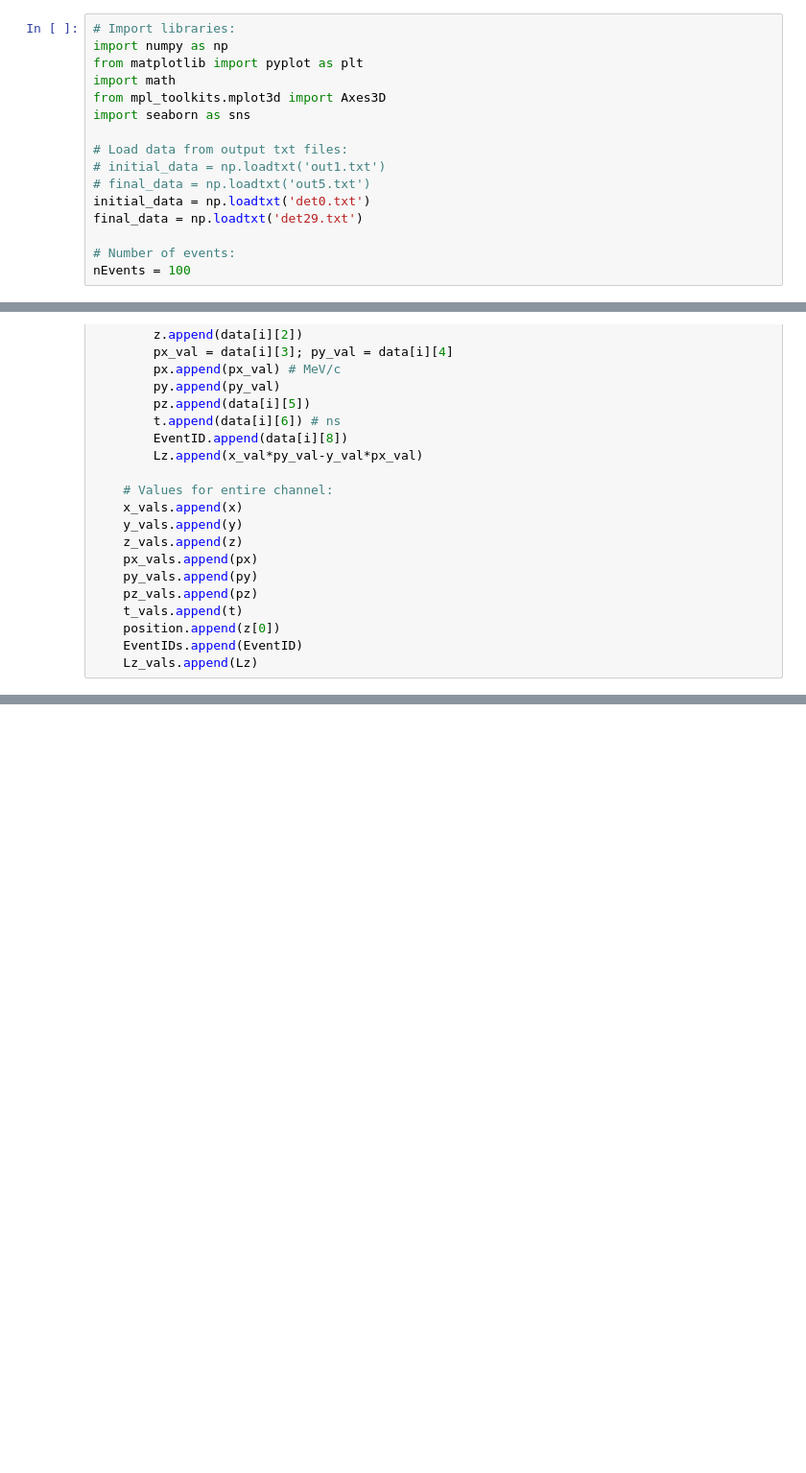
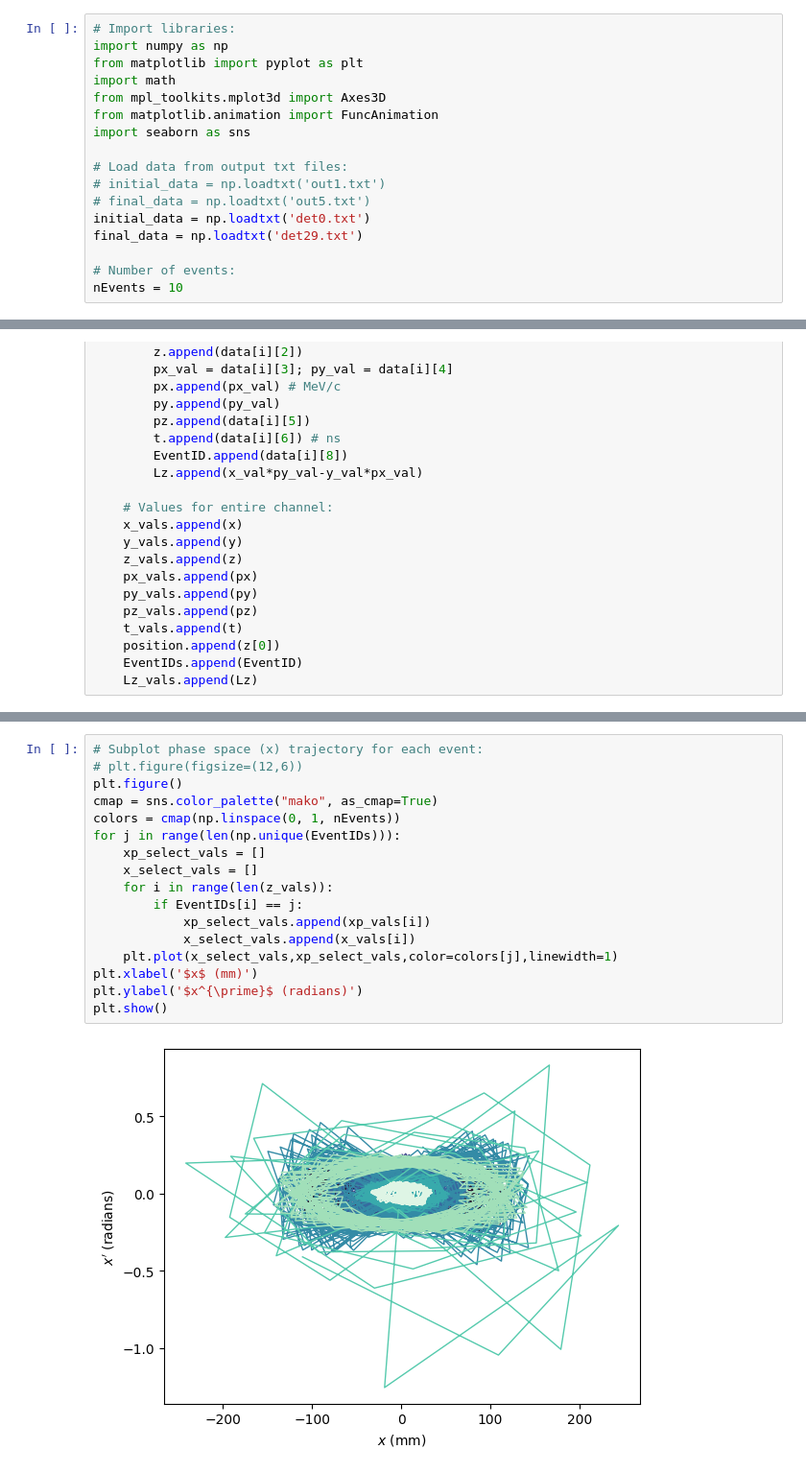
Before and after one commit to criggall/muon-cooling, a Jupyter notebook: Simplified-HFOFO/plotter.ipynb, the cells around one changed output, grey strips where cells are left out. Shown at 96% size. Drawn from its saved outputs; the diff is of its cells as text; blank space fills up the shorter version.

```diff
--- a/Simplified-HFOFO/plotter.ipynb
+++ b/Simplified-HFOFO/plotter.ipynb
@@ -4,6 +4,7 @@ import numpy as np
 from matplotlib import pyplot as plt
 import math
 from mpl_toolkits.mplot3d import Axes3D
+from matplotlib.animation import FuncAnimation
 import seaborn as sns
 
 # Load data from output txt files:
@@ -13,7 +14,7 @@ initial_data = np.loadtxt('det0.txt')
 final_data = np.loadtxt('det29.txt')
 
 # Number of events:
-nEvents = 100
+nEvents = 10
 # %%
 # Values for inital detector:
 xi = []; yi = []; zi = []
@@ -198,0 +272,19 @@ plt.show()
+# %%
+# Subplot phase space (x) trajectory for each event:
+# plt.figure(figsize=(12,6))
+plt.figure()
+cmap = sns.color_palette("mako", as_cmap=True)
+colors = cmap(np.linspace(0, 1, nEvents))
+for j in range(len(np.unique(EventIDs))):
+    xp_select_vals = []
+    x_select_vals = []
+    for i in range(len(z_vals)):
+        if EventIDs[i] == j:
+            xp_select_vals.append(xp_vals[i])
+            x_select_vals.append(x_vals[i])
+    plt.plot(x_select_vals,xp_select_vals,color=colors[j],linewidth=1)
+plt.xlabel('$x$ (mm)')
+plt.ylabel('$x^{\prime}$ (radians)')
+plt.show()
+# %% [output]
+[figure, added]
```
Also changed, not shown: parts of 12 cells of this notebook, 52 other files.
